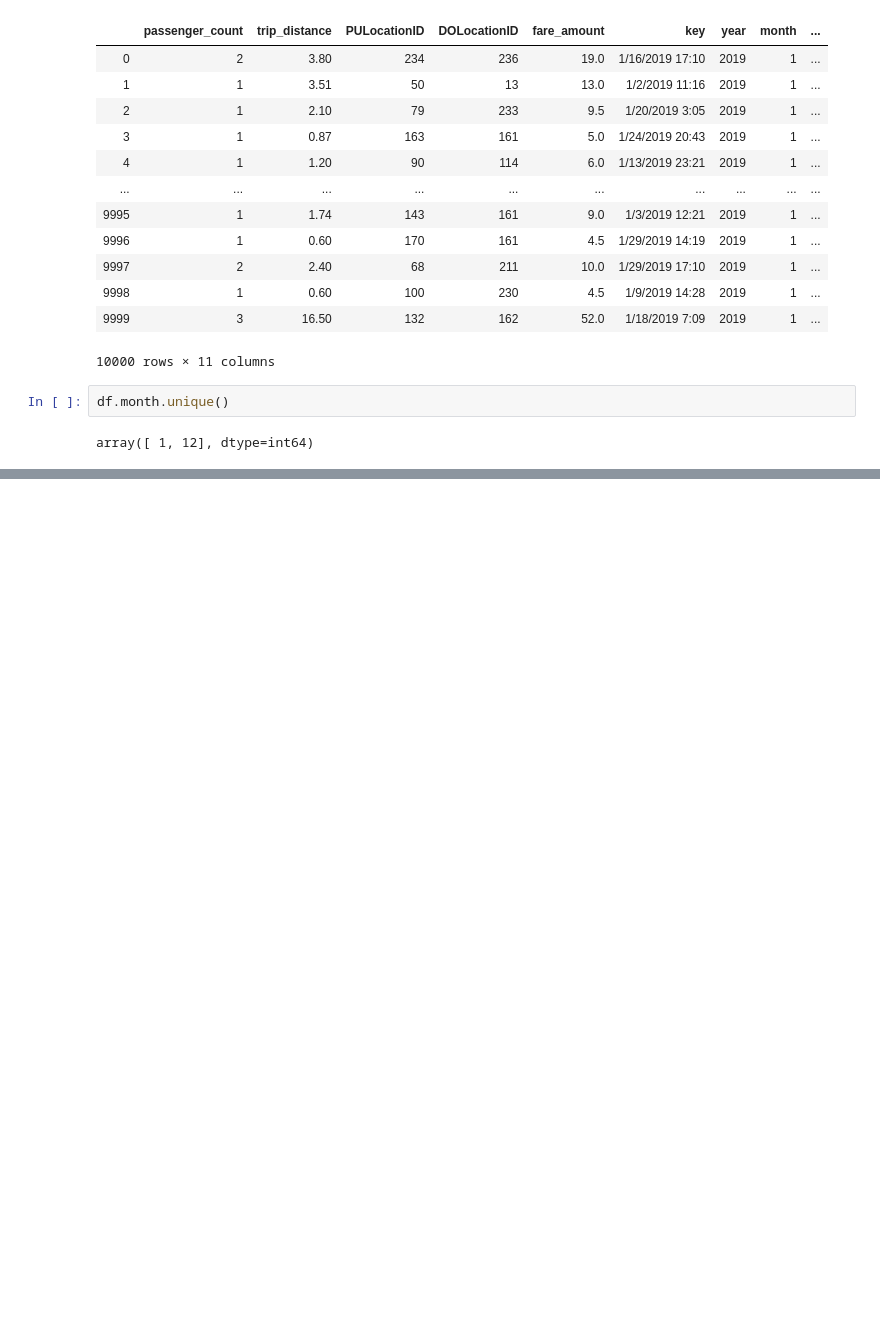
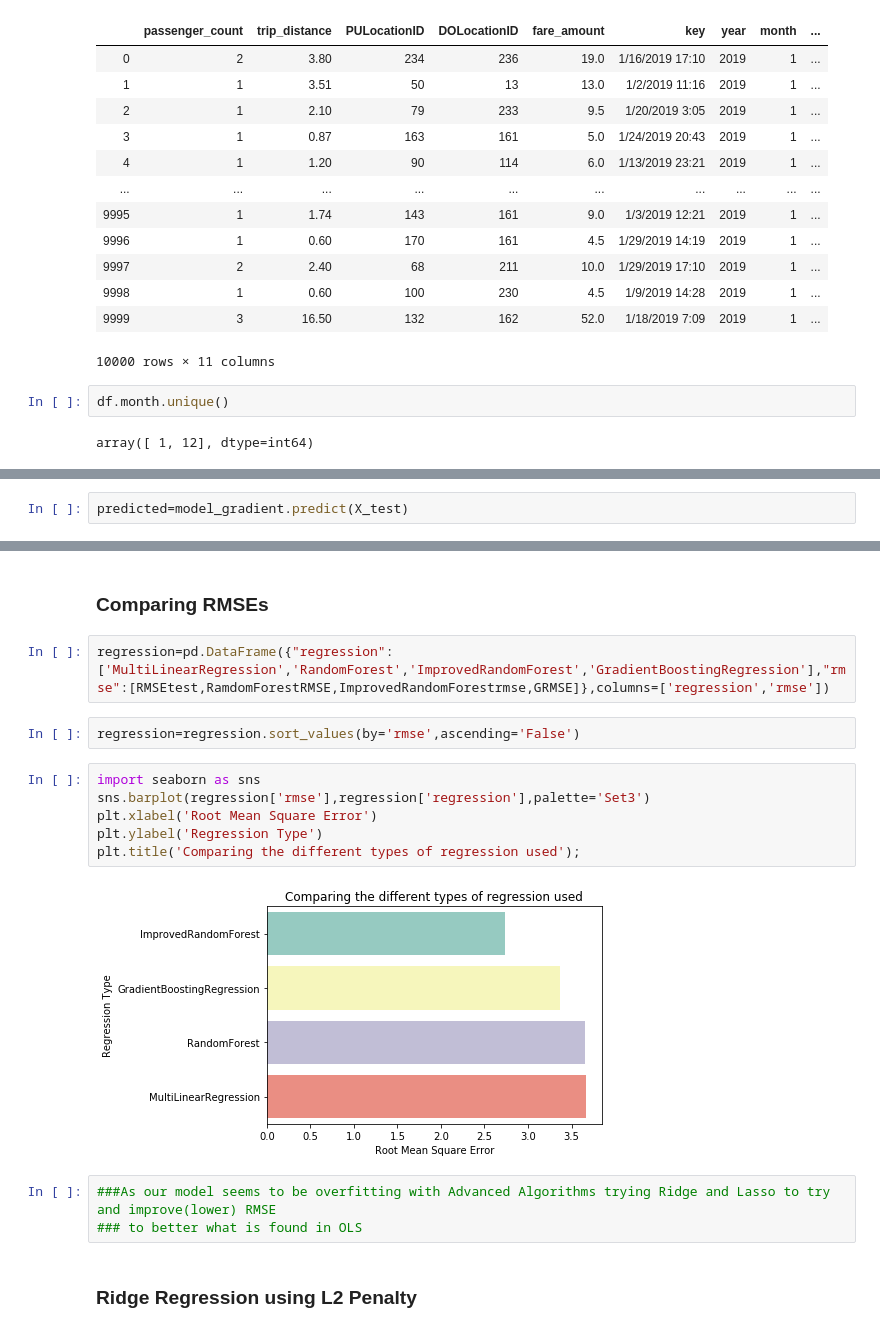
Before and after one commit to YesAbhi2291/Python_Academic-Project, a Jupyter notebook: Python_Project.ipynb, the cells around one changed output, grey strips where cells are left out. Drawn from its saved outputs; the diff is of its cells as text; blank space fills up the shorter version.

```diff
--- a/Python_Project.ipynb
+++ b/Python_Project.ipynb
@@ -634,0 +940,2 @@ array([ 1, 12], dtype=int64)
+# %%
+predicted=model_gradient.predict(X_test)
@@ -634,0 +978,19 @@ array([ 1, 12], dtype=int64)
+# %% [markdown]
+### Comparing RMSEs
+# %%
+regression=pd.DataFrame({"regression":['MultiLinearRegression','RandomForest','ImprovedRandomForest','GradientBoostingRegression'],"rmse":[RMSEtest,RamdomForestRMSE,ImprovedRandomForestrmse,GRMSE]},columns=['regression','rmse'])
+# %%
+regression=regression.sort_values(by='rmse',ascending='False')
+# %%
+import seaborn as sns
+sns.barplot(regression['rmse'],regression['regression'],palette='Set3')
+plt.xlabel('Root Mean Square Error')
+plt.ylabel('Regression Type')
+plt.title('Comparing the different types of regression used');
+# %% [output]
+[figure, added]
+# %%
+###As our model seems to be overfitting with Advanced Algorithms trying Ridge and Lasso to try and improve(lower) RMSE
+### to better what is found in OLS
+# %% [markdown]
+### Ridge Regression using L2 Penalty
```
Also changed, not shown: parts of 59 cells of this notebook.
